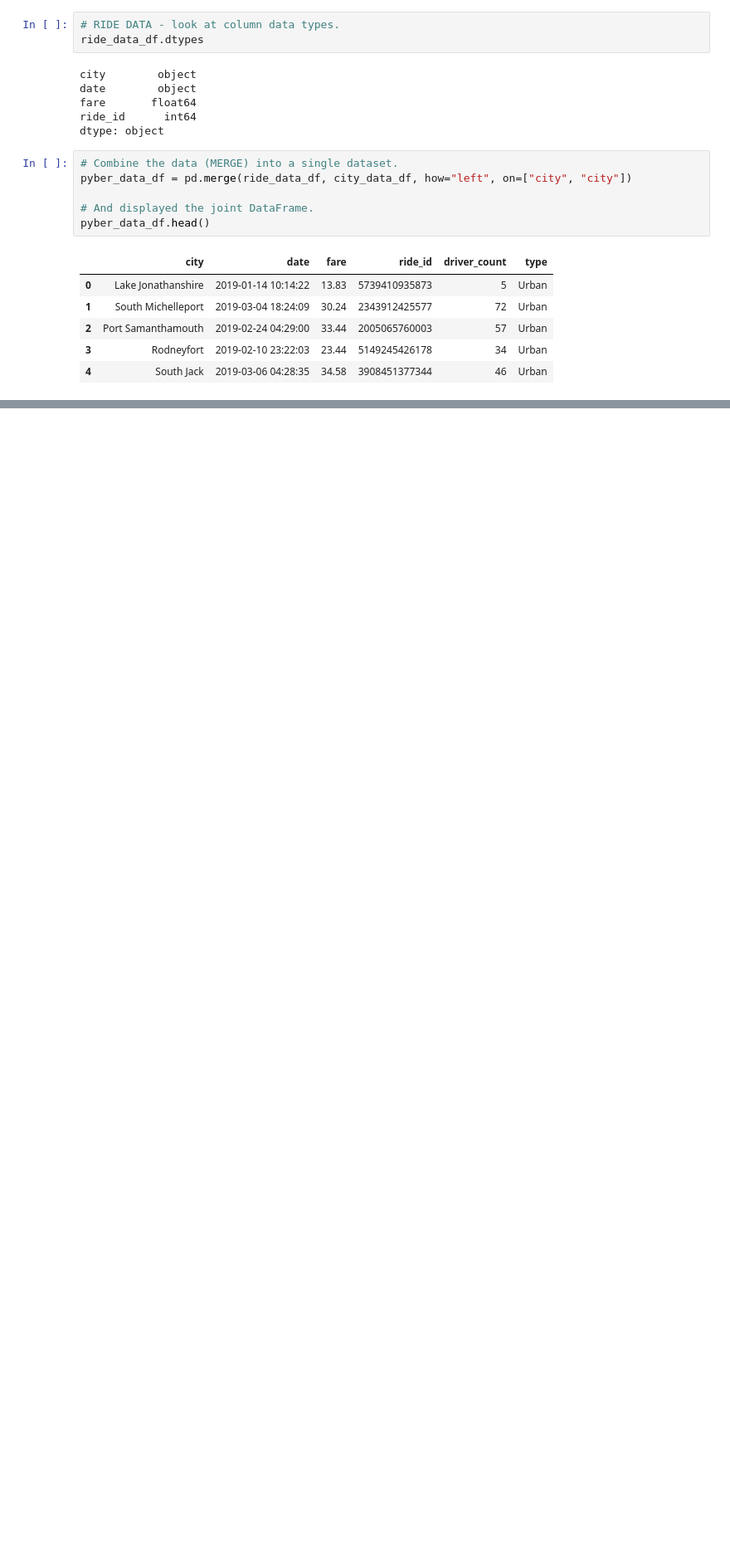
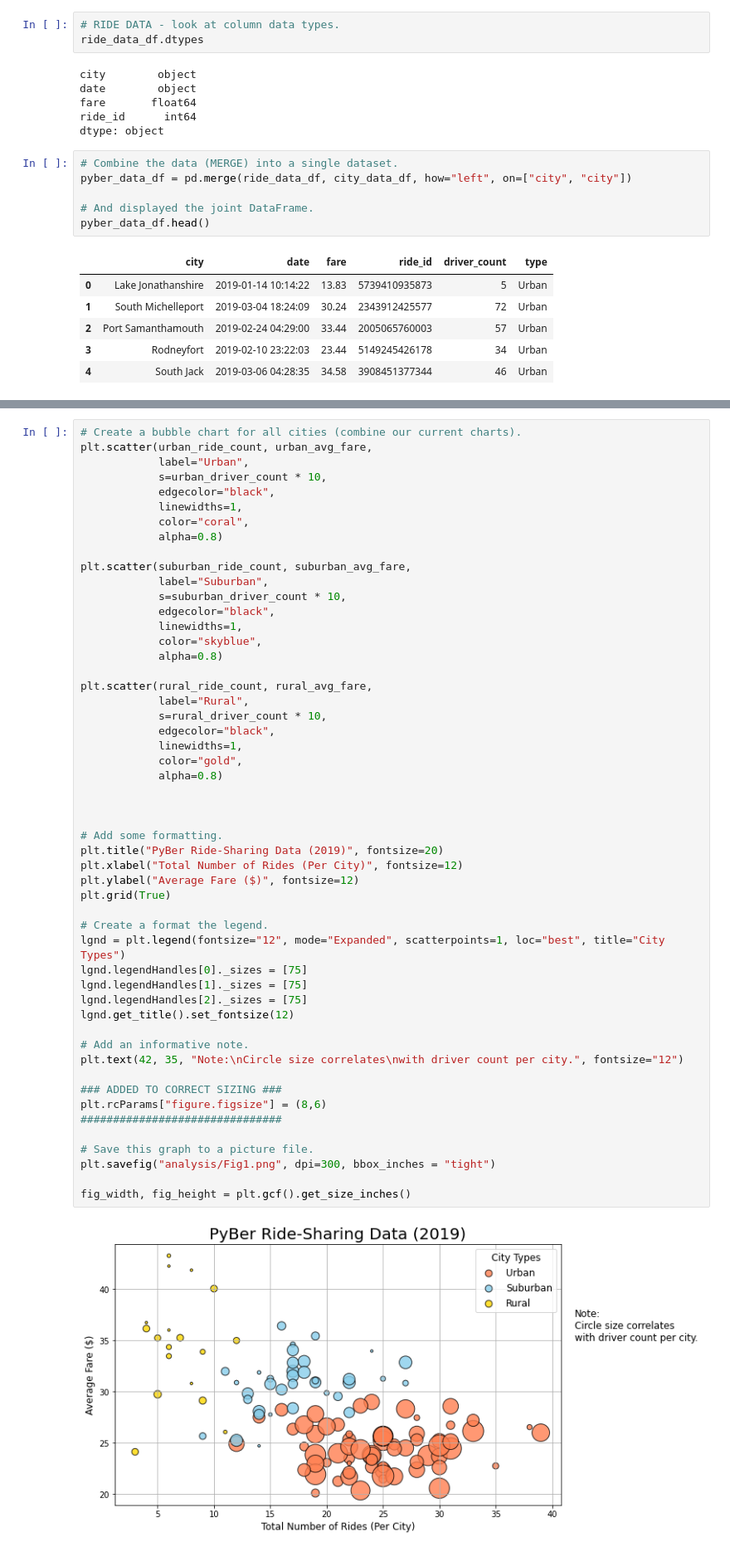
Before and after one commit to SDCoulter/PyBer_Analysis, a Jupyter notebook: PyBer.ipynb, the cells around one changed output, grey strips where cells are left out. Shown at 83% size. Saved outputs shown, nothing was run; the diff lists cells and outputs as text; blank space fills up the shorter version.

```diff
--- a/PyBer.ipynb
+++ b/PyBer.ipynb
@@ -115,0 +206,54 @@ pyber_data_df.head()
+# %%
+# Create a bubble chart for all cities (combine our current charts).
+plt.scatter(urban_ride_count, urban_avg_fare,
+            label="Urban",
+            s=urban_driver_count * 10,
+            edgecolor="black",
+            linewidths=1,
+            color="coral",
+            alpha=0.8)
+
+plt.scatter(suburban_ride_count, suburban_avg_fare,
+            label="Suburban",
+            s=suburban_driver_count * 10,
+            edgecolor="black",
+            linewidths=1,
+            color="skyblue",
+            alpha=0.8)
+
+plt.scatter(rural_ride_count, rural_avg_fare,
+            label="Rural",
+            s=rural_driver_count * 10,
+            edgecolor="black",
+            linewidths=1,
+            color="gold",
+            alpha=0.8)
+
+
+
+# Add some formatting.
+plt.title("PyBer Ride-Sharing Data (2019)", fontsize=20)
+plt.xlabel("Total Number of Rides (Per City)", fontsize=12)
+plt.ylabel("Average Fare ($)", fontsize=12)
+plt.grid(True)
+
+# Create a format the legend.
+lgnd = plt.legend(fontsize="12", mode="Expanded", scatterpoints=1, loc="best", title="City Types")
+lgnd.legendHandles[0]._sizes = [75]
+lgnd.legendHandles[1]._sizes = [75]
+lgnd.legendHandles[2]._sizes = [75]
+lgnd.get_title().set_fontsize(12)
+
+# Add an informative note.
+plt.text(42, 35, "Note:\nCircle size correlates\nwith driver count per city.", fontsize="12")
+
+### ADDED TO CORRECT SIZING ###
+plt.rcParams["figure.figsize"] = (8,6)
+###############################
+
+# Save this graph to a picture file.
+plt.savefig("analysis/Fig1.png", dpi=300, bbox_inches = "tight")
+
+fig_width, fig_height = plt.gcf().get_size_inches()
+# %% [output]
+[figure, added]
```
Also changed, not shown: parts of 7 cells of this notebook, 1 other file.
